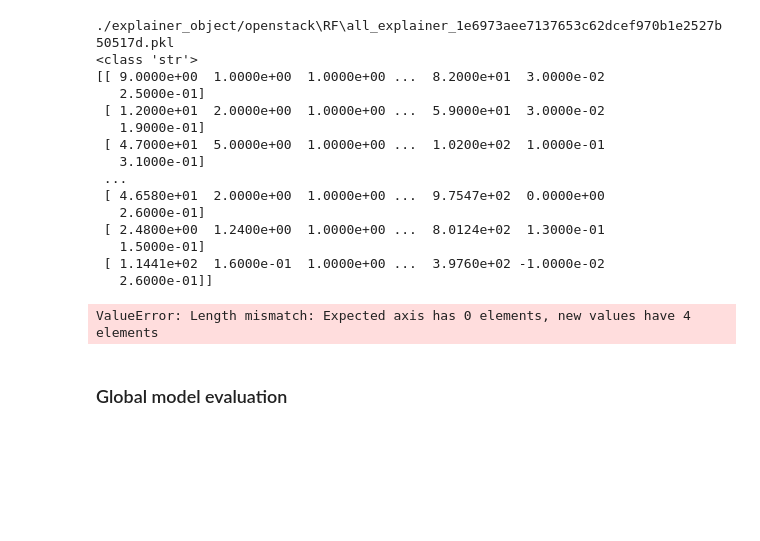
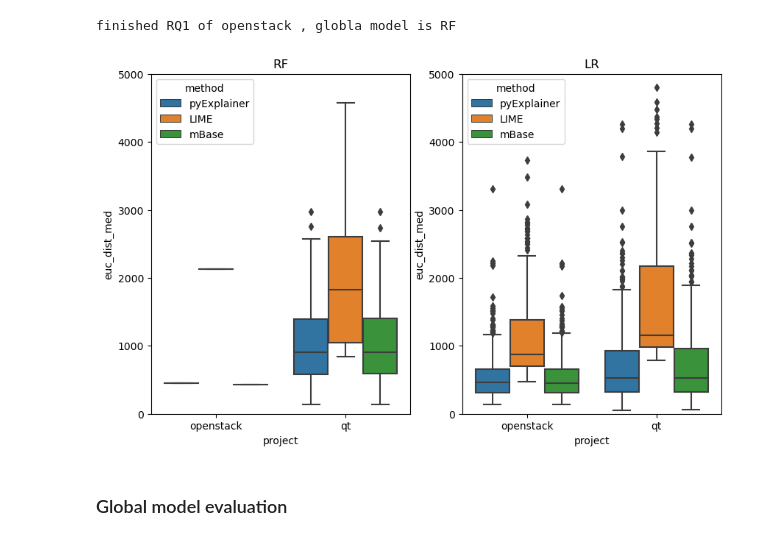
Before and after one commit to mohitiitr/PyExplainer, a Jupyter notebook: experiment_base_prep/evaluation.ipynb, the cells around one changed output. Cells and saved outputs as stored; diff of their text form; code cells hidden in the pictures; blank space fills up the shorter version.

```diff
--- a/experiment_base_prep/evaluation.ipynb
+++ b/experiment_base_prep/evaluation.ipynb
@@ -29,22 +29,8 @@ Version 6.3.11:44:25
 # %%
-rq1_eval_test('openstack', 'RF')
+rq1_sample_test('openstack', 'RF')
 # %% [output]
-./explainer_object/openstack\RF\all_explainer_1e6973aee7137653c62dcef970b1e2527b50517d.pkl
-<class 'str'>
-[[ 9.0000e+00  1.0000e+00  1.0000e+00 ...  8.2000e+01  3.0000e-02
-   2.5000e-01]
- [ 1.2000e+01  2.0000e+00  1.0000e+00 ...  5.9000e+01  3.0000e-02
-   1.9000e-01]
- [ 4.7000e+01  5.0000e+00  1.0000e+00 ...  1.0200e+02  1.0000e-01
-   3.1000e-01]
- ...
- [ 4.6580e+01  2.0000e+00  1.0000e+00 ...  9.7547e+02  0.0000e+00
-   2.6000e-01]
- [ 2.4800e+00  1.2400e+00  1.0000e+00 ...  8.0124e+02  1.3000e-01
-   1.5000e-01]
- [ 1.1441e+02  1.6000e-01  1.0000e+00 ...  3.9760e+02 -1.0000e-02
-   2.6000e-01]]
+finished RQ1 of openstack , globla model is RF
-ValueError: Length mismatch: Expected axis has 0 elements, new values have 4 elements
+[figure, added]
 # %% [markdown]
 ### Global model evaluation
 # %%
```
Also changed, not shown: parts of 1 cell of this notebook, 7 other files.
